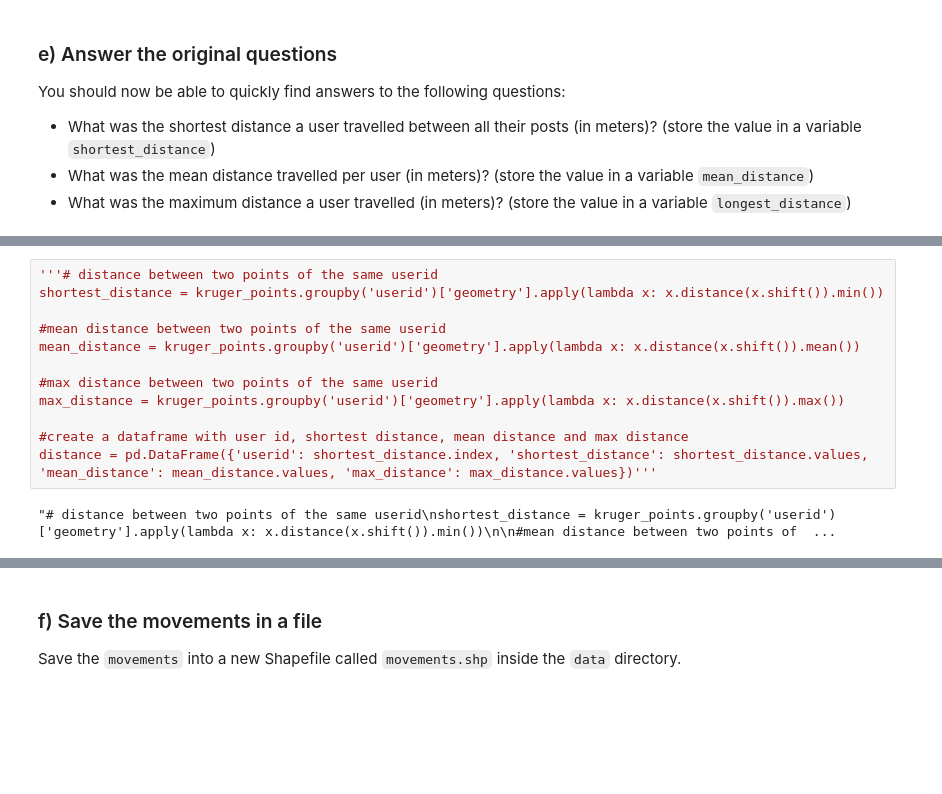
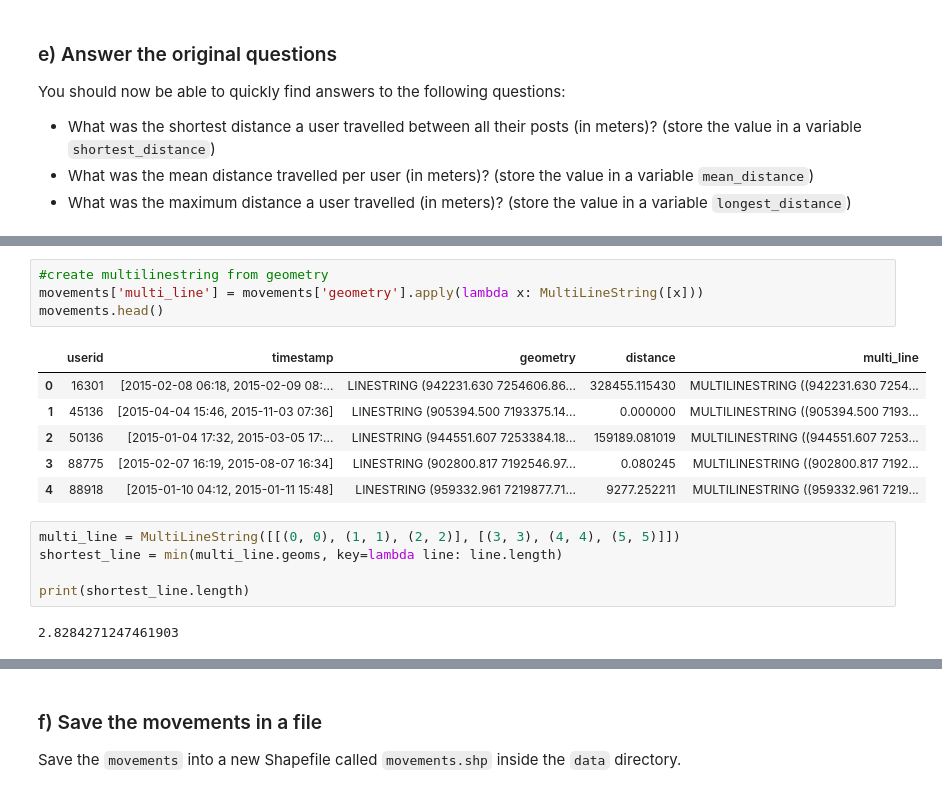
Before and after one commit to RobertMuturi/PYTHON, a Jupyter notebook: AUTOGIS/Geopandas.ipynb, the cells around one changed output, grey strips where cells are left out. Cells and saved outputs as stored; diff of their text form; blank space fills up the shorter version.

```diff
--- a/AUTOGIS/Geopandas.ipynb
+++ b/AUTOGIS/Geopandas.ipynb
@@ -1305,14 +1297,18 @@ Name: distance, dtype: float64
-# %%
-'''# distance between two points of the same userid
-shortest_distance = kruger_points.groupby('userid')['geometry'].apply(lambda x: x.distance(x.shift()).min())
-
-#mean distance between two points of the same userid
-mean_distance = kruger_points.groupby('userid')['geometry'].apply(lambda x: x.distance(x.shift()).mean())
-
-#max distance between two points of the same userid
-max_distance = kruger_points.groupby('userid')['geometry'].apply(lambda x: x.distance(x.shift()).max())
-
-#create a dataframe with user id, shortest distance, mean distance and max distance
-distance = pd.DataFrame({'userid': shortest_distance.index, 'shortest_distance': shortest_distance.values, 'mean_distance': mean_distance.values, 'max_distance': max_distance.values})'''
-# %% [output]
-"# distance between two points of the same userid\nshortest_distance = kruger_points.groupby('userid')['geometry'].apply(lambda x: x.distance(x.shift()).min())\n\n#mean distance between two points of  ...
+# %%
+#create multilinestring from geometry
+movements['multi_line'] = movements['geometry'].apply(lambda x: MultiLineString([x]))
+movements.head()
+# %% [output]
+|  | userid | timestamp | geometry | distance | multi_line |
+| 0 | 16301 | [2015-02-08 06:18, 2015-02-09 08:... | LINESTRING (942231.630 7254606.86... | 328455.115430 | MULTILINESTRING ((942231.630 7254... |
+| 1 | 45136 | [2015-04-04 15:46, 2015-11-03 07:36] | LINESTRING (905394.500 7193375.14... | 0.000000 | MULTILINESTRING ((905394.500 7193... |
+| 2 | 50136 | [2015-01-04 17:32, 2015-03-05 17:... | LINESTRING (944551.607 7253384.18... | 159189.081019 | MULTILINESTRING ((944551.607 7253... |
+| 3 | 88775 | [2015-02-07 16:19, 2015-08-07 16:34] | LINESTRING (902800.817 7192546.97... | 0.080245 | MULTILINESTRING ((902800.817 7192... |
+| 4 | 88918 | [2015-01-10 04:12, 2015-01-11 15:48] | LINESTRING (959332.961 7219877.71... | 9277.252211 | MULTILINESTRING ((959332.961 7219... |
+# %%
+multi_line = MultiLineString([[(0, 0), (1, 1), (2, 2)], [(3, 3), (4, 4), (5, 5)]])
+shortest_line = min(multi_line.geoms, key=lambda line: line.length)
+
+print(shortest_line.length)
+# %% [output]
+2.8284271247461903
```
Also changed, not shown: parts of 22 cells of this notebook, 31 other files.
